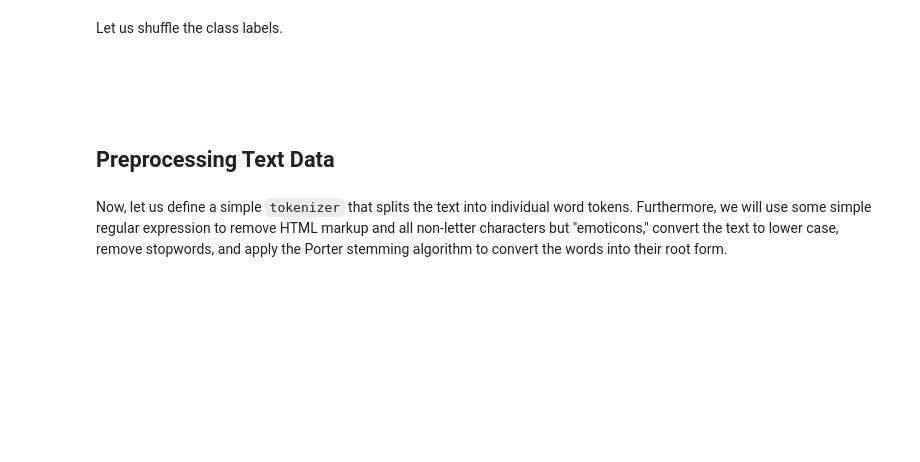
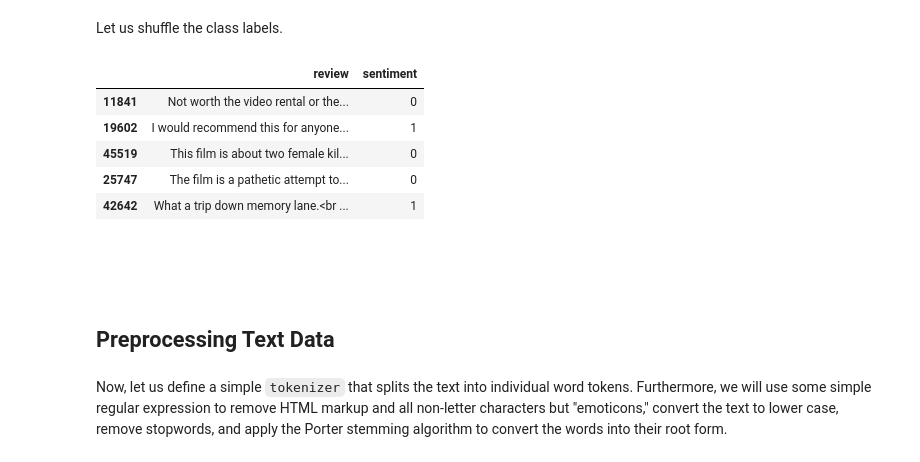
Before and after one commit to dpalominop/SistemasInteligentes, a Jupyter notebook: semana6/homework/NeuralNetworksSemana3.ipynb, the cells around one changed output. Cells and saved outputs as stored; diff of their text form; code cells hidden in the pictures; blank space fills up the shorter version.

```diff
--- a/semana6/homework/NeuralNetworksSemana3.ipynb
+++ b/semana6/homework/NeuralNetworksSemana3.ipynb
@@ -35,9 +36,17 @@ Let us shuffle the class labels.
 # %%
 import numpy as np
 ## uncomment these lines if you have dowloaded the original file:
-#np.random.seed(0)
-#df = df.reindex(np.random.permutation(df.index))
-#df[['review', 'sentiment']].to_csv('shuffled_movie_data.csv', index=False)
+np.random.seed(0)
+df = df.reindex(np.random.permutation(df.index))
+df[['review', 'sentiment']].to_csv('shuffled_movie_data.csv', index=False)
+df.head()
+# %% [output]
+|  | review | sentiment |
+| 11841 | Not worth the video rental or the... | 0 |
+| 19602 | I would recommend this for anyone... | 1 |
+| 45519 | This film is about two female kil... | 0 |
+| 25747 | The film is a pathetic attempt to... | 0 |
+| 42642 | What a trip down memory lane.<br ... | 1 |
 # %% [markdown]
 <br>
 <br>
```
Also changed, not shown: parts of 62 cells of this notebook.
